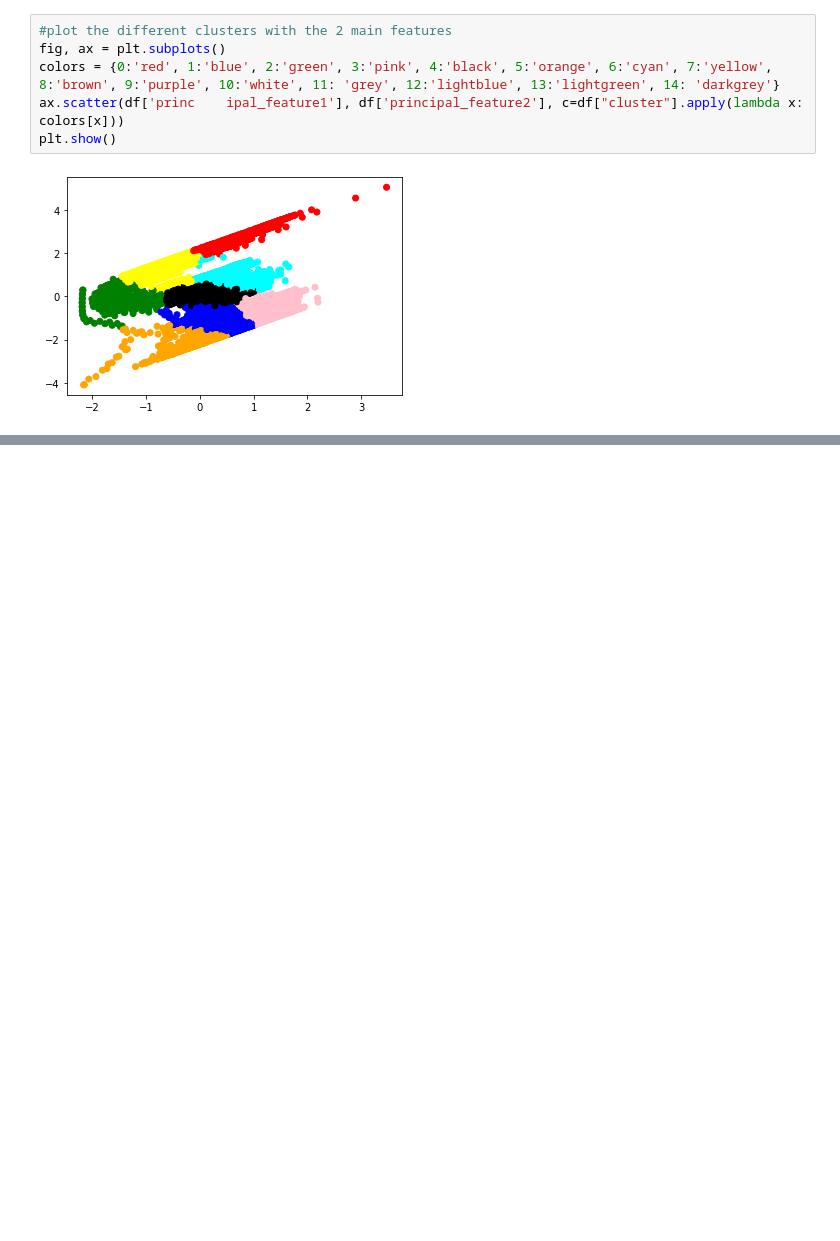
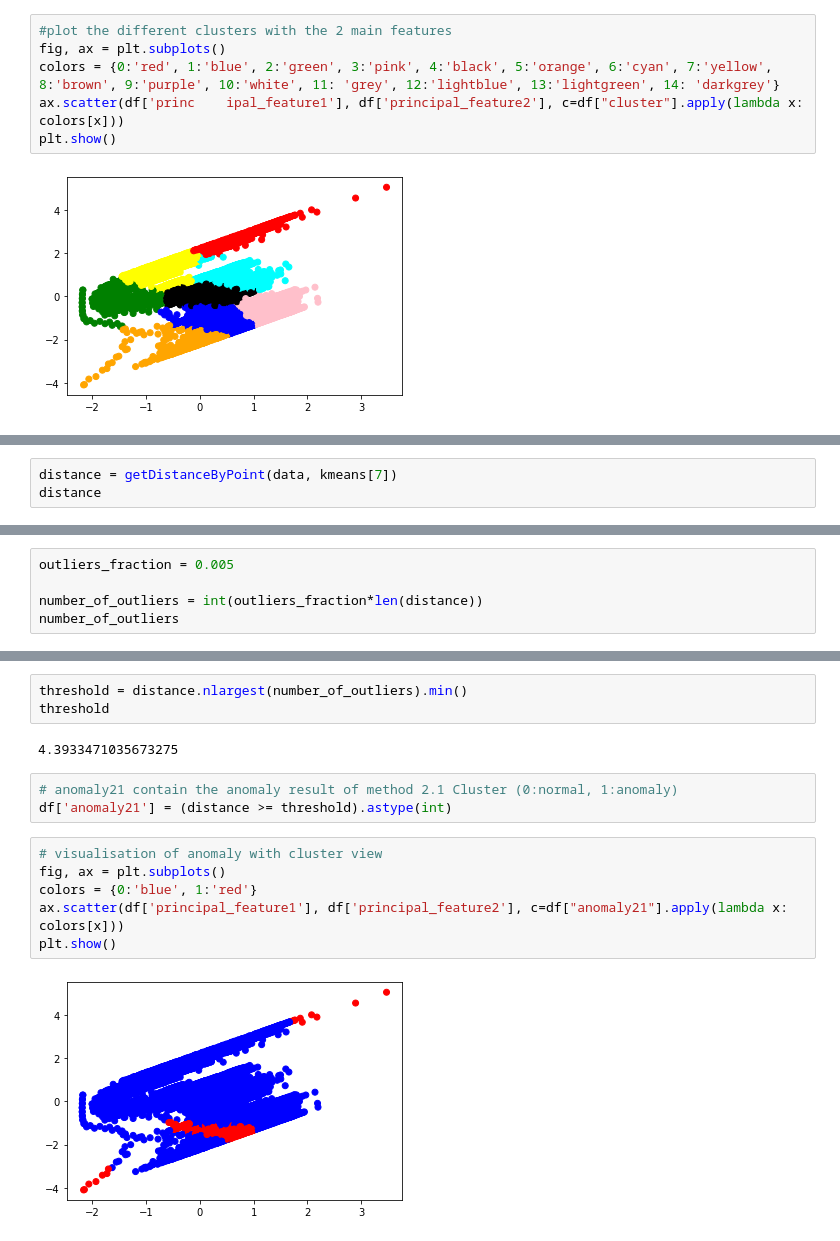
Before and after one commit to aipioneers/workshop, a Jupyter notebook: day-2/nyc_taxi.ipynb, the cells around one changed output, grey strips where cells are left out. Drawn from its saved outputs; the diff is of its cells as text; blank space fills up the shorter version.

```diff
--- a/day-2/nyc_taxi.ipynb
+++ b/day-2/nyc_taxi.ipynb
@@ -231,0 +271,3 @@ plt.show()
+# %%
+distance = getDistanceByPoint(data, kmeans[7])
+distance
@@ -231,0 +291,5 @@ plt.show()
+# %%
+outliers_fraction = 0.005
+
+number_of_outliers = int(outliers_fraction*len(distance))
+number_of_outliers
@@ -231,0 +318,16 @@ plt.show()
+# %%
+threshold = distance.nlargest(number_of_outliers).min()
+threshold
+# %% [output]
+4.3933471035673275
+# %%
+# anomaly21 contain the anomaly result of method 2.1 Cluster (0:normal, 1:anomaly)
+df['anomaly21'] = (distance >= threshold).astype(int)
+# %%
+# visualisation of anomaly with cluster view
+fig, ax = plt.subplots()
+colors = {0:'blue', 1:'red'}
+ax.scatter(df['principal_feature1'], df['principal_feature2'], c=df["anomaly21"].apply(lambda x: colors[x]))
+plt.show()
+# %% [output]
+[figure, added]
```
Also changed, not shown: parts of 6 cells of this notebook.
